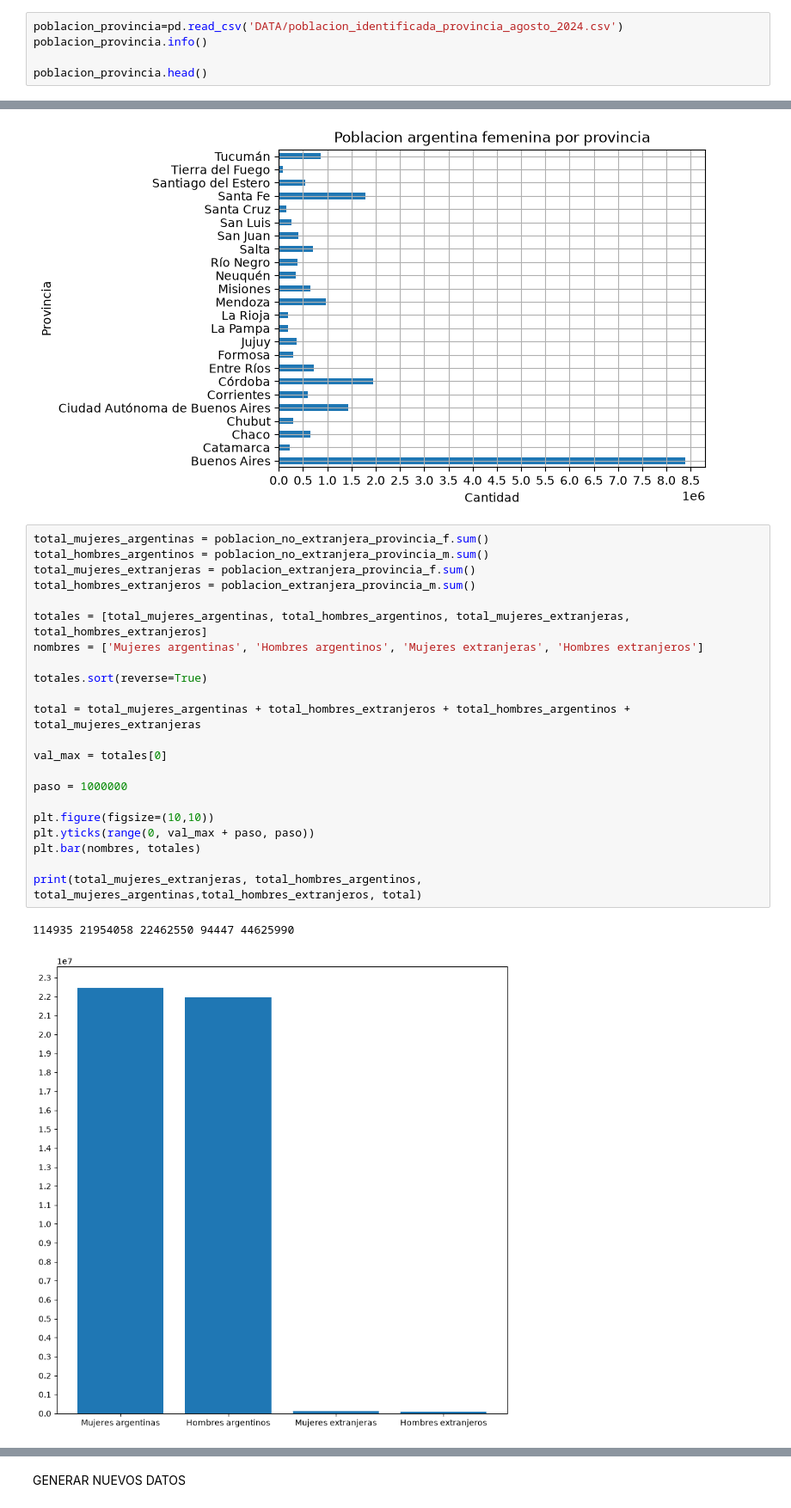
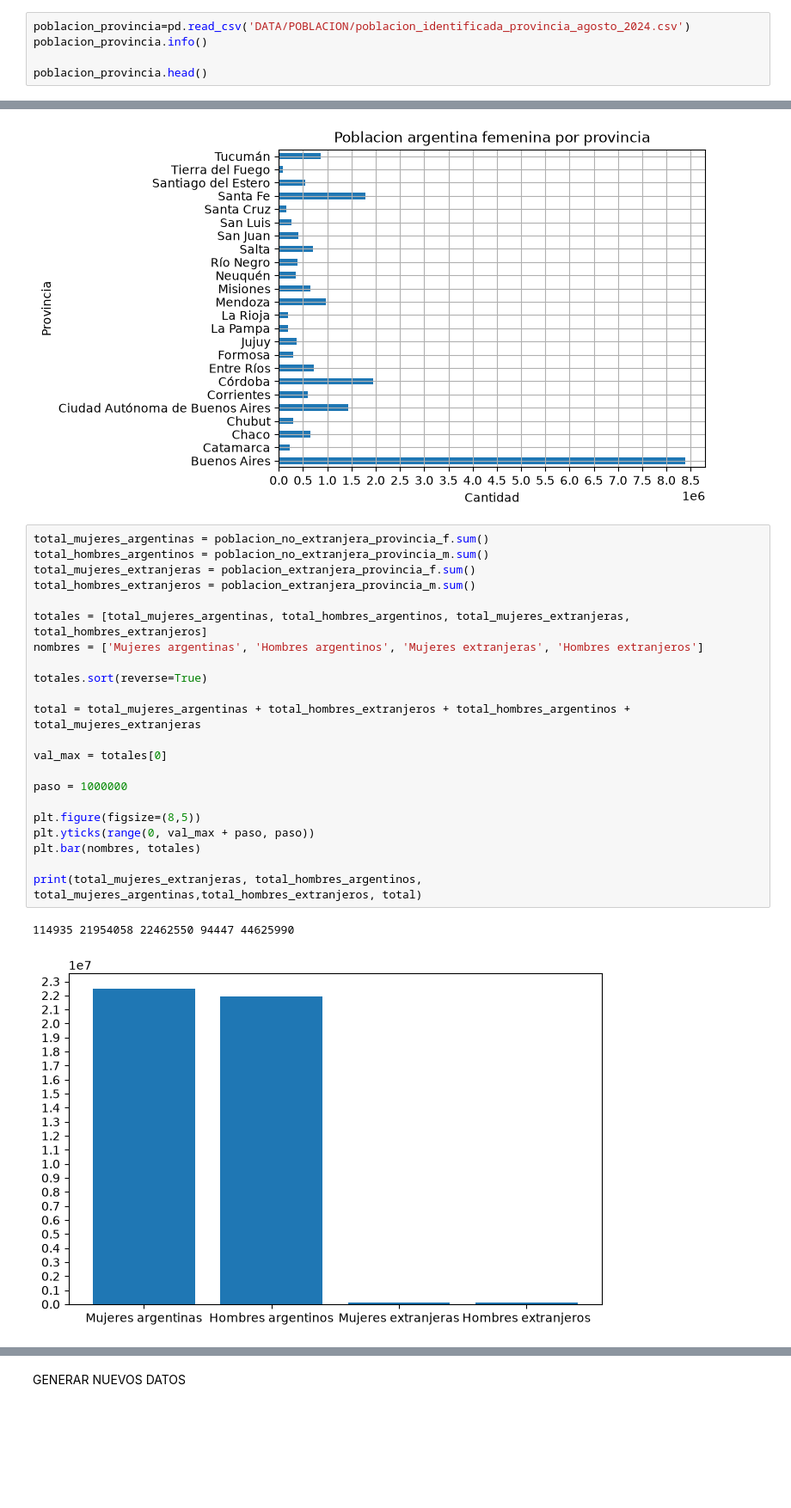
Before and after one commit to TomasVerniano/ANALISIS_POBLACION_ARGENTINA_AED, a Jupyter notebook: poblacion.ipynb, the cells around one changed output, grey strips where cells are left out. Shown at 86% size. Saved outputs shown, nothing was run; the diff lists cells and outputs as text; blank space fills up the shorter version.

```diff
--- a/poblacion.ipynb
+++ b/poblacion.ipynb
@@ -62,7 +62,7 @@ memory usage: 437.1 KB
 | 3 | 2012 | Buenos Aires | 163 |
 | 4 | 2012 | Buenos Aires | 128 |
 # %%
-poblacion_provincia=pd.read_csv('DATA/poblacion_identificada_provincia_agosto_2024.csv')
+poblacion_provincia=pd.read_csv('DATA/POBLACION/poblacion_identificada_provincia_agosto_2024.csv')
 poblacion_provincia.info()
 
 poblacion_provincia.head()
@@ -171,25 +192,25 @@ poblacion_no_extranjera_provincia_f.plot(kind='barh', xlabel='Cantidad', xticks=
 # %%
 total_mujeres_argentinas = poblacion_no_extranjera_provincia_f.sum()
 total_hombres_argentinos = poblacion_no_extranjera_provincia_m.sum()
 total_mujeres_extranjeras = poblacion_extranjera_provincia_f.sum()
 total_hombres_extranjeros = poblacion_extranjera_provincia_m.sum()
 
 totales = [total_mujeres_argentinas, total_hombres_argentinos, total_mujeres_extranjeras, total_hombres_extranjeros]
 nombres = ['Mujeres argentinas', 'Hombres argentinos', 'Mujeres extranjeras', 'Hombres extranjeros']
 
 totales.sort(reverse=True)
 
 total = total_mujeres_argentinas + total_hombres_extranjeros + total_hombres_argentinos + total_mujeres_extranjeras
 
 val_max = totales[0]
 
 paso = 1000000
 
-plt.figure(figsize=(10,10))
+plt.figure(figsize=(8,5))
 plt.yticks(range(0, val_max + paso, paso))
 plt.bar(nombres, totales)
 
 print(total_mujeres_extranjeras, total_hombres_argentinos, total_mujeres_argentinas,total_hombres_extranjeros, total)
 # %% [output]
 114935 21954058 22462550 94447 44625990
-[figure, old version]
+[figure, new version]
```
Also changed, not shown: parts of 4 cells of this notebook, 22 other files.
